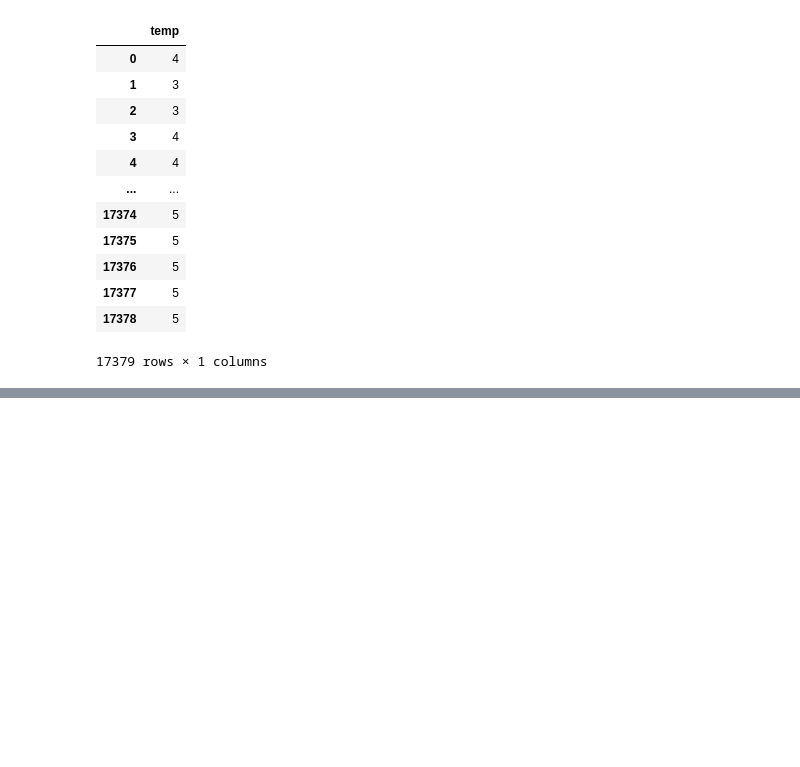
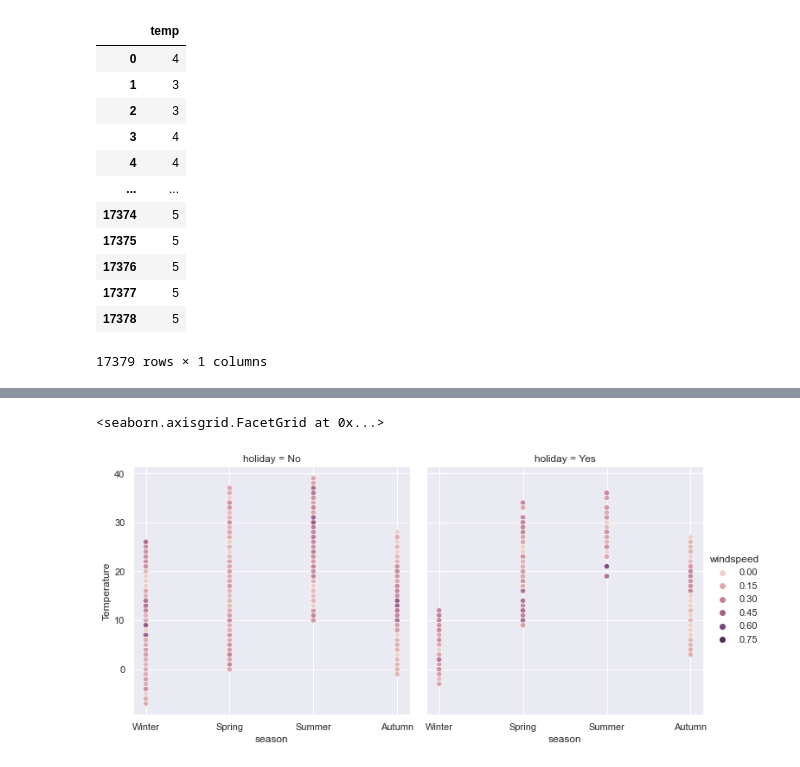
Before and after one commit to movifu1982/Bike-project, a Jupyter notebook: bike 1.ipynb, the cells around one changed output, grey strips where cells are left out. Saved outputs shown, nothing was run; the diff lists cells and outputs as text; code cells hidden in the pictures; blank space fills up the shorter version.

```diff
--- a/bike 1.ipynb
+++ b/bike 1.ipynb
@@ -448,0 +458,8 @@ bike_hour
+# %%
+bike_hour.loc[bike_hour['weekday'] == 1, 'weekday'] = 'Mon'
+bike_hour.loc[bike_hour['weekday'] == 2, 'weekday'] = 'Tue'
+bike_hour.loc[bike_hour['weekday'] == 3, 'weekday'] = 'Wed'
+bike_hour.loc[bike_hour['weekday'] == 4, 'weekday'] = 'Thu'
+bike_hour.loc[bike_hour['weekday'] == 5, 'weekday'] = 'Fri'
+bike_hour.loc[bike_hour['weekday'] == 6, 'weekday'] = 'Sat'
+bike_hour.loc[bike_hour['weekday'] == 7, 'weekday'] = 'Sun'
@@ -448,0 +476,4 @@ bike_hour
+# %%
+#change object to datetime . dteday
+
+bike_hour["dteday"] = bike_hour["dteday"].astype('datetime64[ns]')
@@ -448,0 +486,10 @@ bike_hour
+# %%
+sns.set_theme()
+
+sns.relplot(
+    data=bike_hour,
+    x="season", y="Temperature", col="holiday",
+    hue="windspeed")
+# %% [output]
+<seaborn.axisgrid.FacetGrid at 0x...>
+[figure, added]
```
Also changed, not shown: parts of 20 cells of this notebook.
